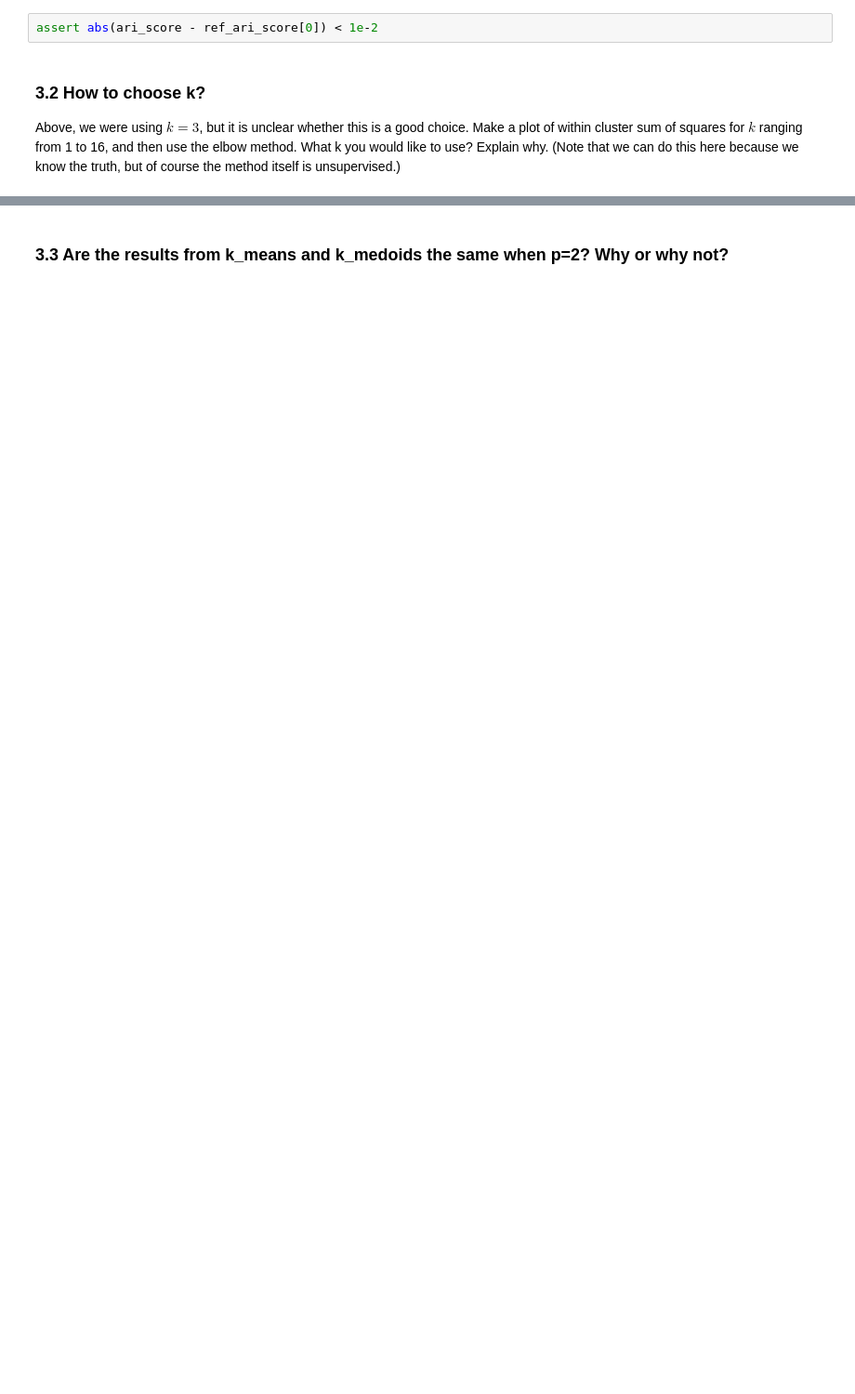
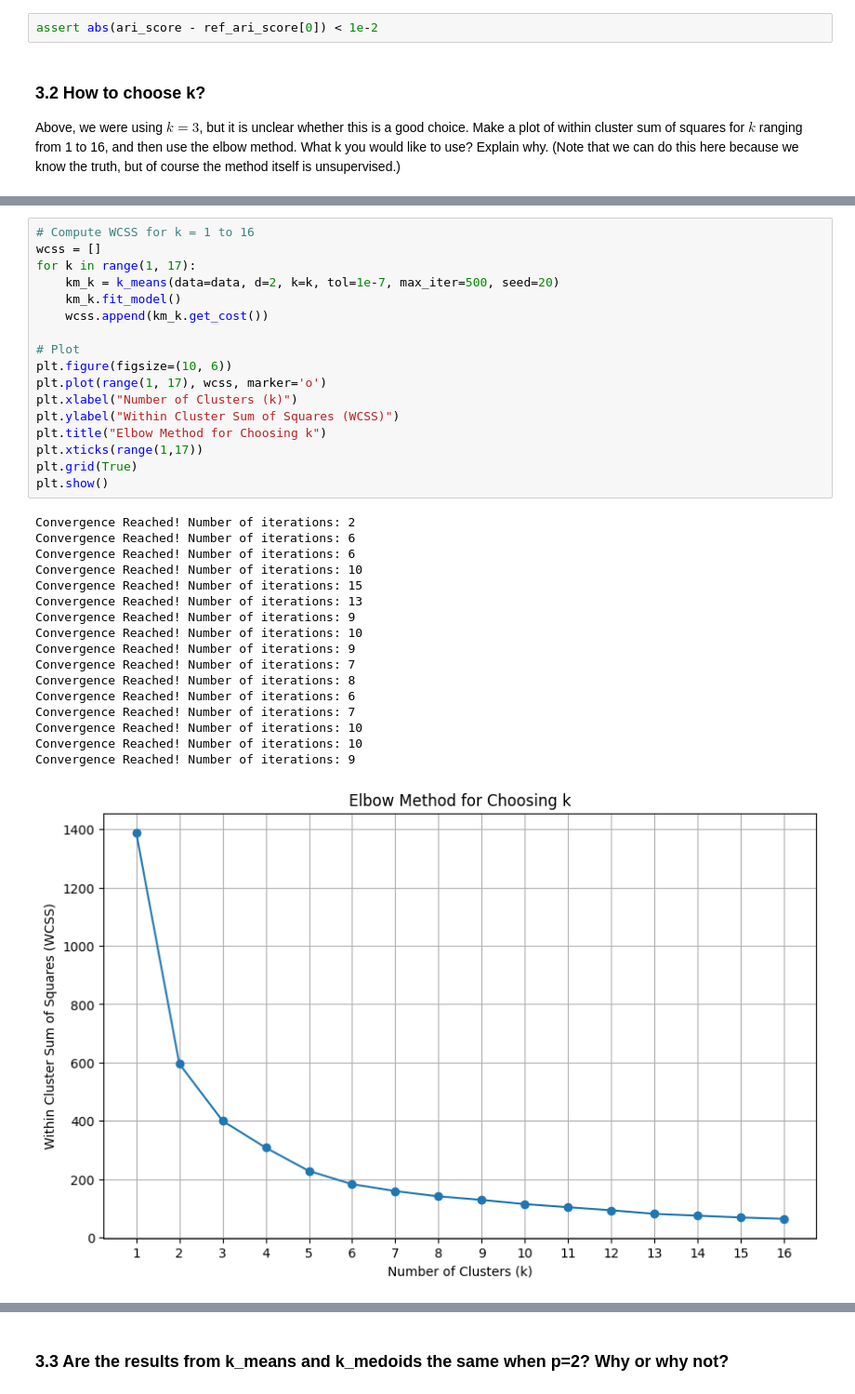
Before and after one commit to arezoog/STA142B_SQ-26, a Jupyter notebook: Project_2_STA142B-S26.ipynb, the cells around one changed output, grey strips where cells are left out. Shown at 93% size. Cells and saved outputs as stored; diff of their text form; blank space fills up the shorter version.

```diff
--- a/Project_2_STA142B-S26.ipynb
+++ b/Project_2_STA142B-S26.ipynb
@@ -491,0 +561,35 @@ Above, we were using $k=3$, but it is unclear whether this is a good choice. Mak
+# %%
+# Compute WCSS for k = 1 to 16
+wcss = []
+for k in range(1, 17):
+    km_k = k_means(data=data, d=2, k=k, tol=1e-7, max_iter=500, seed=20)
+    km_k.fit_model()
+    wcss.append(km_k.get_cost())
+
+# Plot
+plt.figure(figsize=(10, 6))
+plt.plot(range(1, 17), wcss, marker='o')
+plt.xlabel("Number of Clusters (k)")
+plt.ylabel("Within Cluster Sum of Squares (WCSS)")
+plt.title("Elbow Method for Choosing k")
+plt.xticks(range(1,17))
+plt.grid(True)
+plt.show()
+# %% [output]
+Convergence Reached! Number of iterations: 2
+Convergence Reached! Number of iterations: 6
+Convergence Reached! Number of iterations: 6
+Convergence Reached! Number of iterations: 10
+Convergence Reached! Number of iterations: 15
+Convergence Reached! Number of iterations: 13
+Convergence Reached! Number of iterations: 9
+Convergence Reached! Number of iterations: 10
+Convergence Reached! Number of iterations: 9
+Convergence Reached! Number of iterations: 7
+Convergence Reached! Number of iterations: 8
+Convergence Reached! Number of iterations: 6
+Convergence Reached! Number of iterations: 7
+Convergence Reached! Number of iterations: 10
+Convergence Reached! Number of iterations: 10
+Convergence Reached! Number of iterations: 9
+[figure, added]
```
Also changed, not shown: parts of 36 cells of this notebook, 1 other file.
